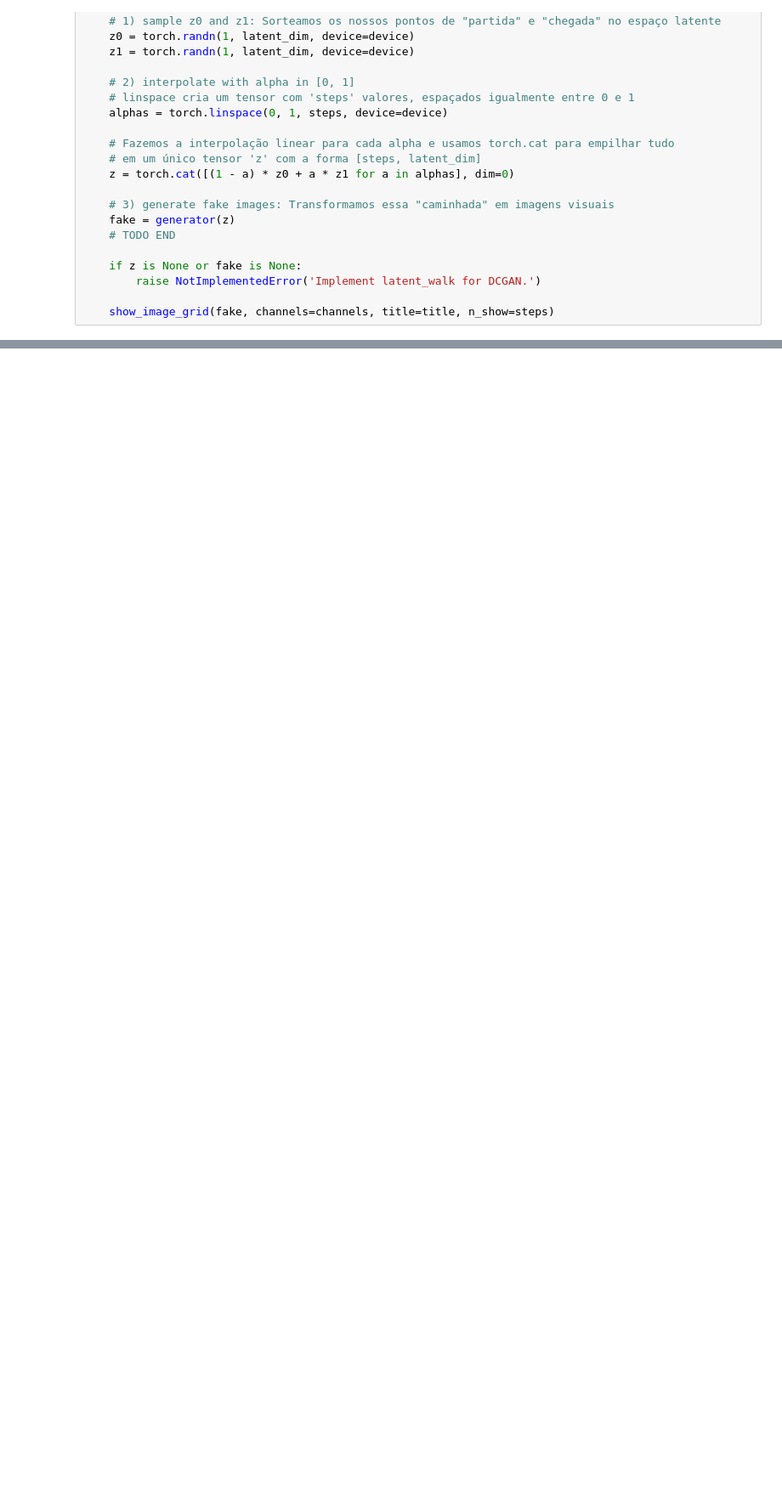
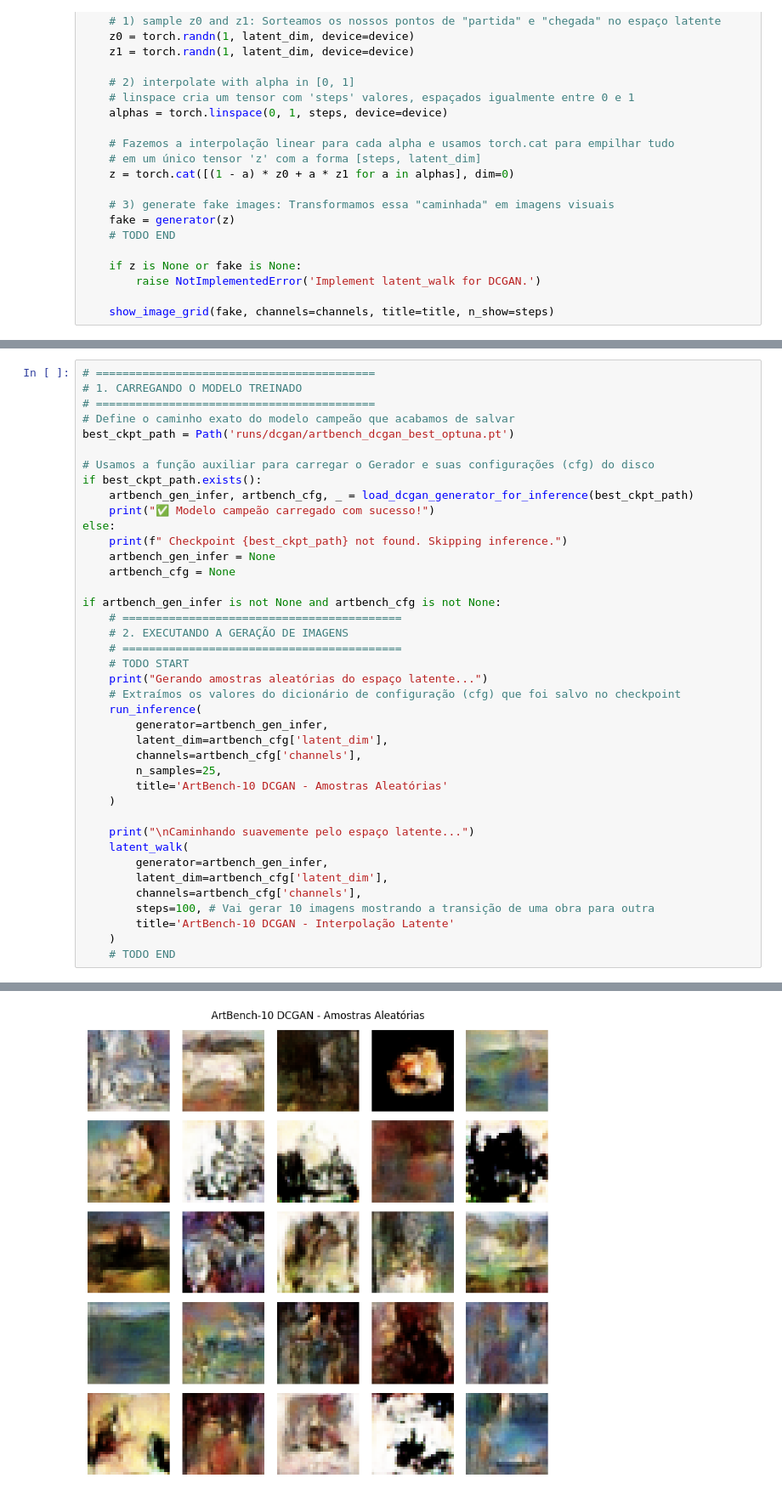
Before and after one commit to joanasendas/artbench, a Jupyter notebook: student_start_pack/2 - Generative Adversarial Network.ipynb, the cells around one changed output, grey strips where cells are left out. Shown at 85% size. Cells and saved outputs as stored; diff of their text form; blank space fills up the shorter version.

Commit message:
DCGAN e Diffusion + resultados

```diff
--- a/student_start_pack/2 - Generative Adversarial Network.ipynb
+++ b/student_start_pack/2 - Generative Adversarial Network.ipynb
@@ -486,0 +800,41 @@ Caminhando suavemente pelo espaço latente...
+# %%
+# ==========================================
+# 1. CARREGANDO O MODELO TREINADO
+# ==========================================
+# Define o caminho exato do modelo campeão que acabamos de salvar
+best_ckpt_path = Path('runs/dcgan/artbench_dcgan_best_optuna.pt')
+
+# Usamos a função auxiliar para carregar o Gerador e suas configurações (cfg) do disco
+if best_ckpt_path.exists():
+    artbench_gen_infer, artbench_cfg, _ = load_dcgan_generator_for_inference(best_ckpt_path)
+    print("✅ Modelo campeão carregado com sucesso!")
+else:
+    print(f" Checkpoint {best_ckpt_path} not found. Skipping inference.")
+    artbench_gen_infer = None
+    artbench_cfg = None
+
+if artbench_gen_infer is not None and artbench_cfg is not None:
+    # ==========================================
+    # 2. EXECUTANDO A GERAÇÃO DE IMAGENS
+    # ==========================================
+    # TODO START
+    print("Gerando amostras aleatórias do espaço latente...")
+    # Extraímos os valores do dicionário de configuração (cfg) que foi salvo no checkpoint
+    run_inference(
+        generator=artbench_gen_infer,
+        latent_dim=artbench_cfg['latent_dim'],
+        channels=artbench_cfg['channels'],
+        n_samples=25,
+        title='ArtBench-10 DCGAN - Amostras Aleatórias'
+    )
+
+    print("\nCaminhando suavemente pelo espaço latente...")
+    latent_walk(
+        generator=artbench_gen_infer,
+        latent_dim=artbench_cfg['latent_dim'],
+        channels=artbench_cfg['channels'],
+        steps=100, # Vai gerar 10 imagens mostrando a transição de uma obra para outra
+        title='ArtBench-10 DCGAN - Interpolação Latente'
+    )
+    # TODO END
+# %% [output]
@@ -486,0 +843 @@ Caminhando suavemente pelo espaço latente...
+[figure, added]
```
Also changed, not shown: parts of 15 cells of this notebook, 15 other files.
